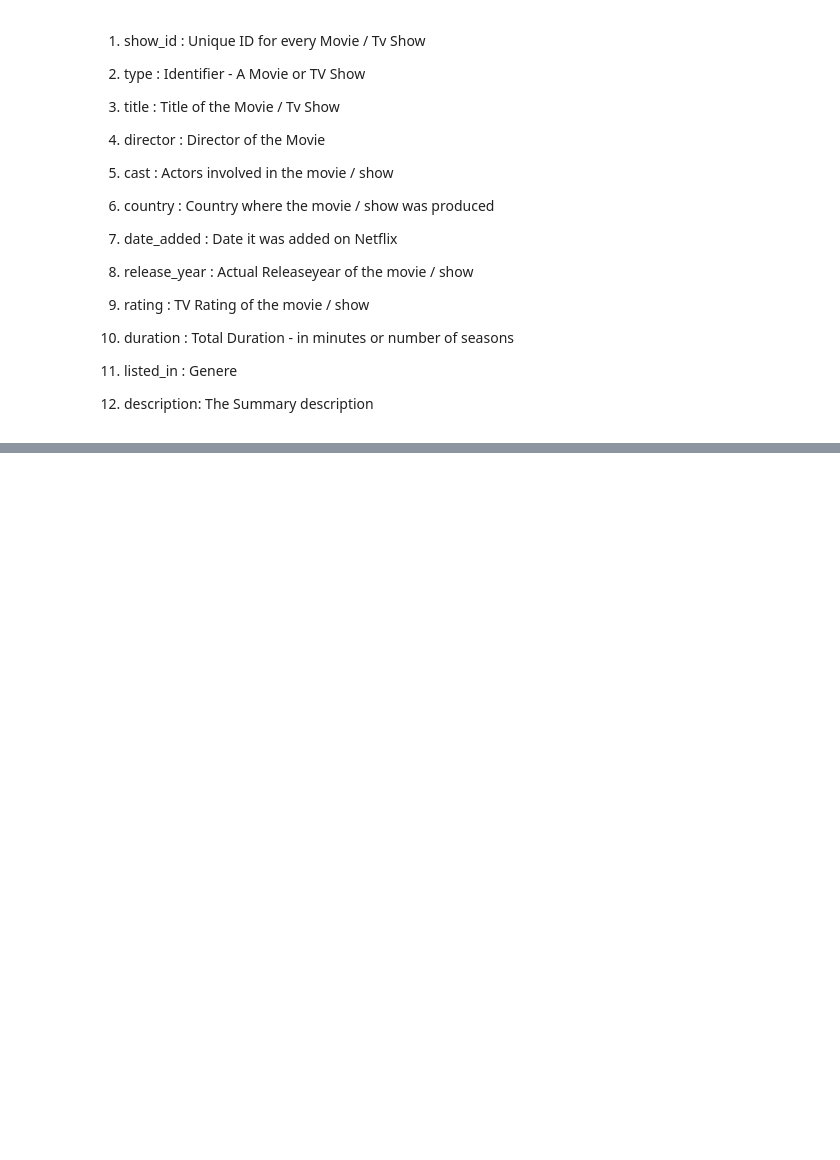
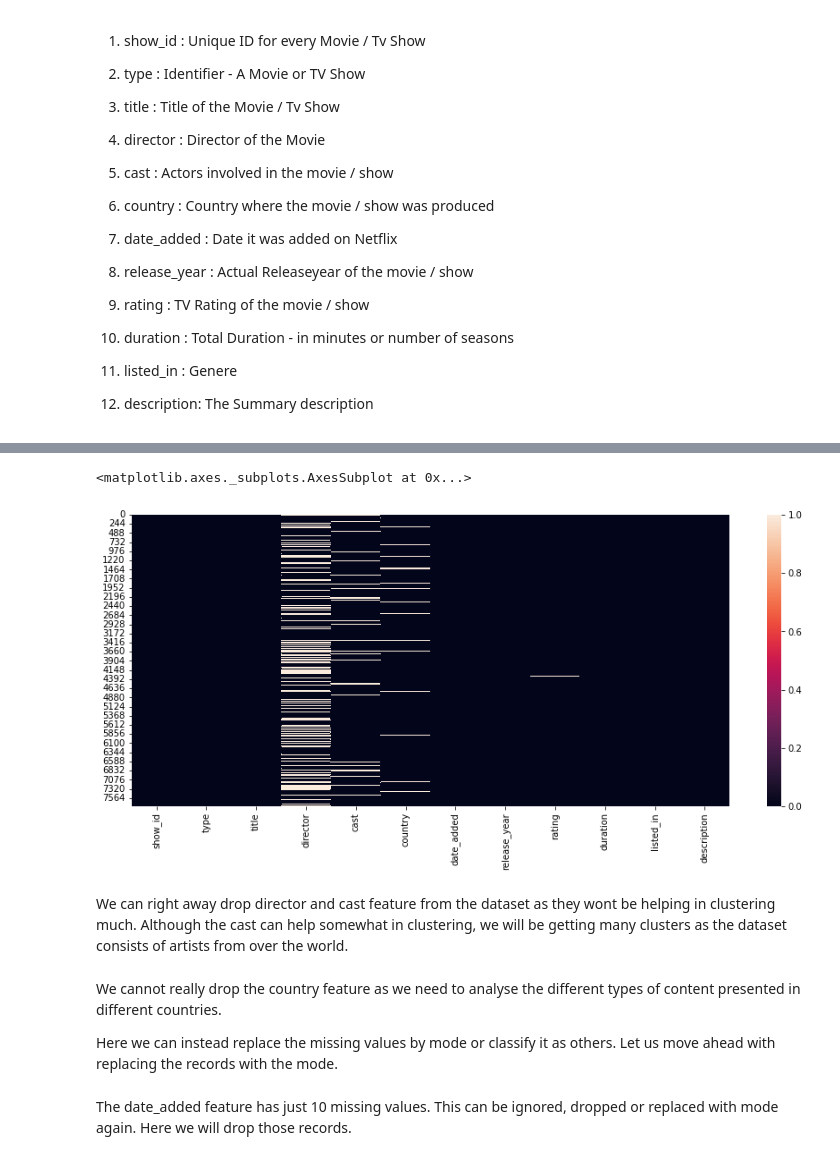
Before and after one commit to vinayakpotdar2114/Capstone-Project-4-Netflix-Movies-and-TV-Shows-Clustering, a Jupyter notebook: NETFLIX_MOVIES_AND_TV_SHOWS_CLUSTERING.ipynb, the cells around one changed output, grey strips where cells are left out. Cells and saved outputs as stored; diff of their text form; code cells hidden in the pictures; blank space fills up the shorter version.

```diff
--- a/NETFLIX_MOVIES_AND_TV_SHOWS_CLUSTERING.ipynb
+++ b/NETFLIX_MOVIES_AND_TV_SHOWS_CLUSTERING.ipynb
@@ -44,0 +161,8 @@ Integrating this dataset with other external datasets such as IMDB ratings, rott
+# %%
+plt.figure( figsize = (15 , 6))
+sns.heatmap(data.isna())
+# %% [output]
+<matplotlib.axes._subplots.AxesSubplot at 0x...>
+[figure, added]
+# %% [markdown]
+We can right away drop director and cast feature from the dataset as they wont be helping in clustering much. Although the cast can help somewhat in clustering, we will be getting many clusters as the  dataset consists of artists from over the world.
@@ -44,0 +171,4 @@ Integrating this dataset with other external datasets such as IMDB ratings, rott
+# %% [markdown]
+We cannot really drop the country feature as we need to analyse the different types of content presented in different countries.
+
+Here we can instead replace the missing values by mode or classify it as others. Let us move ahead with replacing the records with the mode.
@@ -44,0 +178,2 @@ Integrating this dataset with other external datasets such as IMDB ratings, rott
+# %% [markdown]
+The date_added feature has just 10 missing values. This can be ignored, dropped or replaced with mode again. Here we will drop those records.
```
Also changed, not shown: parts of 19 cells of this notebook.
